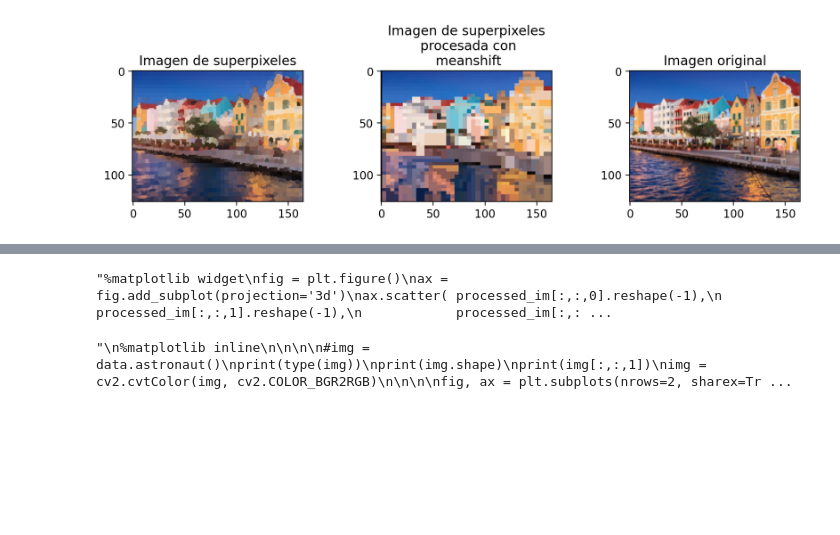
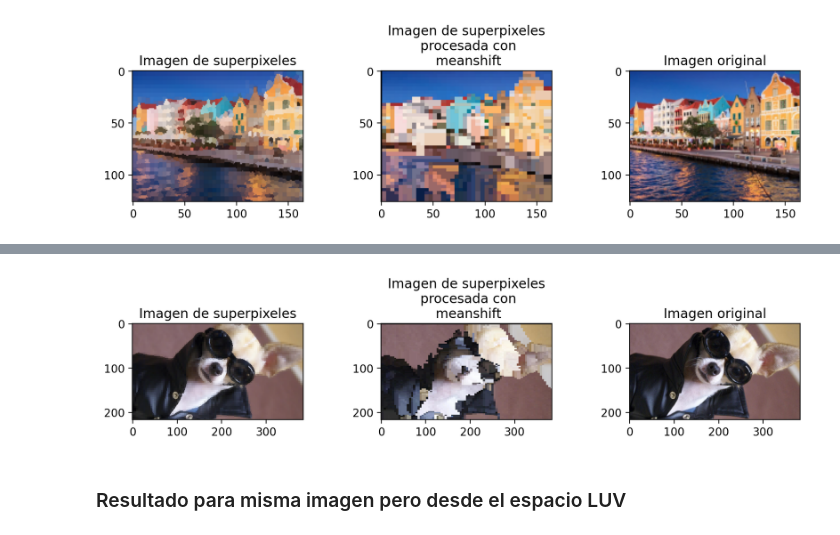
Before and after one commit to DaveAlsina/5toSemestre, a Jupyter notebook: vision_pc/proyectos/proyecto3/Cut-it_v3.ipynb, the cells around one changed output, grey strips where cells are left out. Saved outputs shown, nothing was run; the diff lists cells and outputs as text; code cells hidden in the pictures; blank space fills up the shorter version.

```diff
--- a/vision_pc/proyectos/proyecto3/Cut-it_v3.ipynb
+++ b/vision_pc/proyectos/proyecto3/Cut-it_v3.ipynb
@@ -391,7 +412,9 @@ def draw_image_from_modes(original_im: np.ndarray,
 def plot_for_comparisson(original_im: np.ndarray,
                          superpix_im: np.ndarray,
                          modes: dict,
-                         radious: float):
+                         radious: float,
+                         color_space = 'RGB'
+                        ):
 
     """
         original_im        -> imagen original.
@@ -404,6 +427,16 @@ def plot_for_comparisson(original_im: np.ndarray,
     processed_im = draw_image_from_modes(original_im = img,
                                          modes = modes,
                                          radiuos = radious)
+
+    if color_space == 'LUV':
+        original_im  = cv2.cvtColor(original_im, cv2.COLOR_LUV2RGB)
+        superpix_im  = cv2.cvtColor(superpix_im, cv2.COLOR_LUV2RGB)
+        processed_im = cv2.cvtColor(processed_im, cv2.COLOR_LUV2RGB)
+
+    elif color_space == 'HSV':
+        original_im  = cv2.cvtColor(original_im, cv2.COLOR_HSV2RGB)
+        superpix_im  = cv2.cvtColor(superpix_im, cv2.COLOR_HSV2RGB)
+        processed_im = cv2.cvtColor(processed_im, cv2.COLOR_HSV2RGB)
 
     fig, axs = plt.subplots(nrows=1,
                             ncols=3,
@@ -422,11 +455,13 @@ def plot_for_comparisson(original_im: np.ndarray,
                      pad = 5)
 
     #plot imagen original
-    axs[2].imshow(img)
+    axs[2].imshow(original_im)
     axs[2].set_title("Imagen original",
                      pad = 5)
 
 
     plt.show()
+
+    return original_im, superpix_im, processed_im
 # %%
 %matplotlib inline
@@ -473,48 +508,10 @@ KeyboardInterrupt:
 # %%
 %matplotlib inline
-plot_for_comparisson(original_im  = img,
-                     superpix_im = superpix_im,
-                     modes = modes,
-                     radious = radious)
+original_im1, superpix_im1, processed_im1 = plot_for_comparisson(original_im  = img,
+                                                                 superpix_im = superpix_im,
+                                                                 modes = modes,
+                                                                 radious = radious)
+# %% [output]
+[figure, added]
-# %%
-"""%matplotlib widget
-fig = plt.figure()
-ax = fig.add_subplot(projection='3d')
-ax.scatter( processed_im[:,:,0].reshape(-1),
-            processed_im[:,:,1].reshape(-1),
-            processed_im[:,:,2].reshape(-1), marker = 'o' )
-
-ax.set_xlabel('X Label')
-ax.set_ylabel('Y Label')
-ax.set_zlabel('Z Label')
-plt.show()
-"""
-# %% [output]
-"%matplotlib widget\nfig = plt.figure()\nax = fig.add_subplot(projection='3d')\nax.scatter( processed_im[:,:,0].reshape(-1),\n            processed_im[:,:,1].reshape(-1),\n            processed_im[:,: ...
-# %%
-"""
-%matplotlib inline
-
-
-
-#img = data.astronaut()
-print(type(img))
-print(img.shape)
-print(img[:,:,1])
-img = cv2.cvtColor(img, cv2.COLOR_BGR2RGB)
-
-
-
-fig, ax = plt.subplots(nrows=2, sharex=True, sharey=True,
-                       figsize=(6, 8))
-
-ax[0].imshow(out1.astype('uint8'))
-ax[1].imshow(img.astype('uint8'))
-
-for a in ax:
-    a.axis('off')
-
-plt.tight_layout()
-"""
-# %% [output]
-"\n%matplotlib inline\n\n\n\n#img = data.astronaut()\nprint(type(img))\nprint(img.shape)\nprint(img[:,:,1])\nimg = cv2.cvtColor(img, cv2.COLOR_BGR2RGB)\n\n\n\nfig, ax = plt.subplots(nrows=2, sharex=Tr ...
+# %% [markdown]
+### Resultado para misma imagen pero desde el espacio LUV
```
Also changed, not shown: parts of 24 cells of this notebook, 1 other file.
